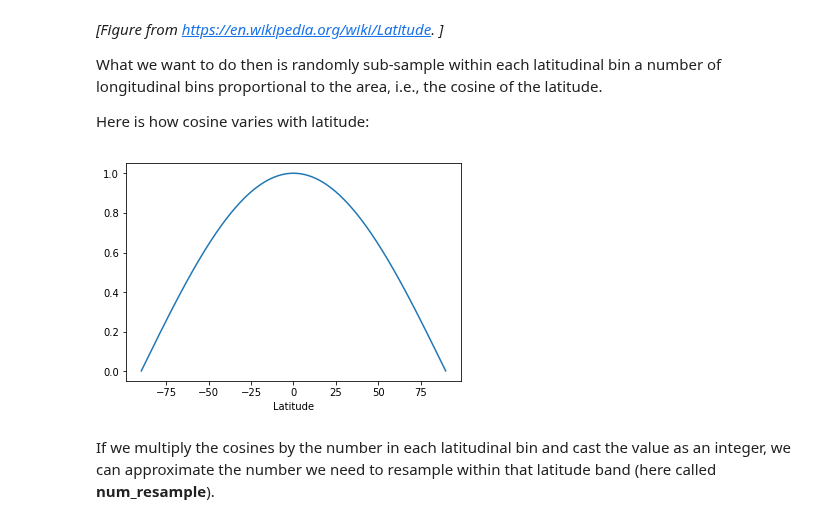
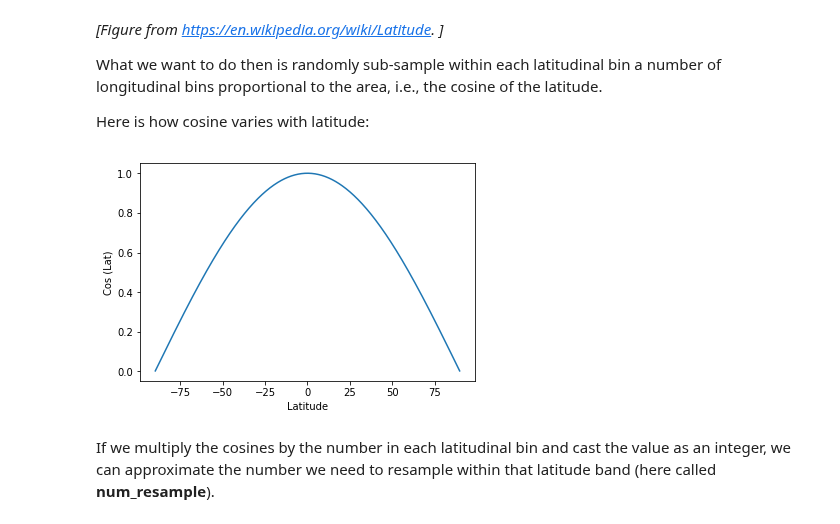
Before and after one commit to ltauxe/Python-for-Earth-Science-Students, a Jupyter notebook: Lecture_14.ipynb, the cells around one changed output. Saved outputs shown, nothing was run; the diff lists cells and outputs as text; code cells hidden in the pictures.

```diff
--- a/Lecture_14.ipynb
+++ b/Lecture_14.ipynb
@@ -222,9 +218,10 @@ Here is how cosine varies with latitude:
 # %%
 cosines=np.cos(np.radians(lats)) # convert lats in degrees to lats in radians and find the cosine of the latitude
 plt.plot(lats,cosines)
-plt.xlabel('Latitude');
+plt.xlabel('Latitude')
+plt.ylabel('Cos (Lat)');
 # %% [output]
-[figure, old version]
+[figure, new version]
 # %% [markdown]
 If we multiply the cosines by the number in each latitudinal bin and cast the value as an integer, we can approximate the number we need to resample within that latitude band (here called **num_resample**).
 # %%
```
Also changed, not shown: parts of 11 cells of this notebook, 18 other files.
